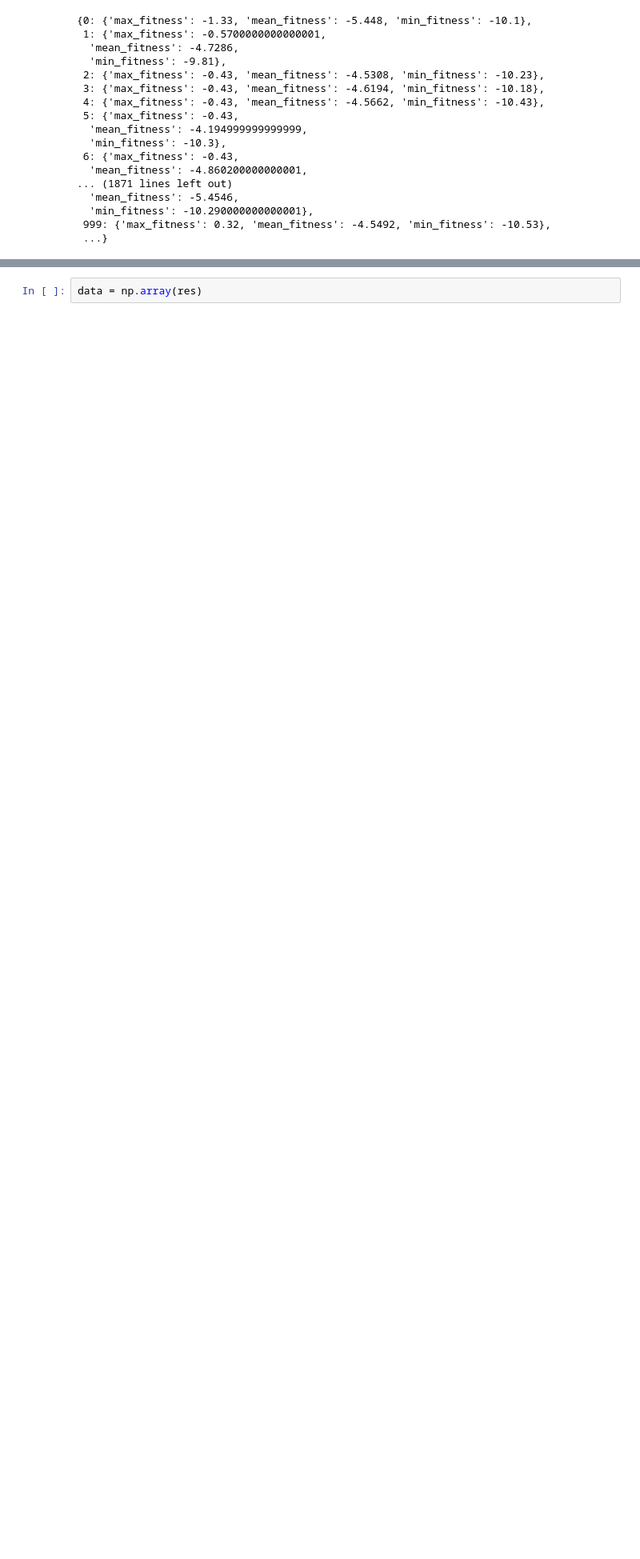
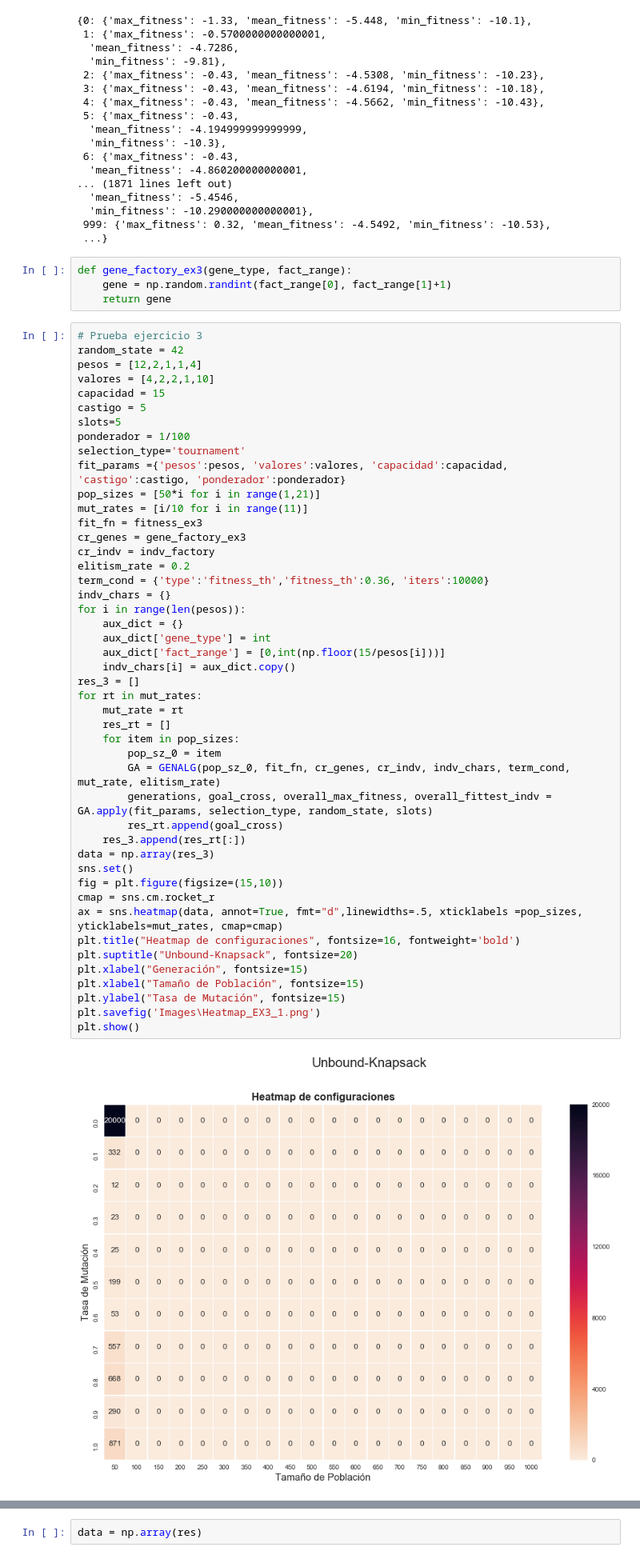
Before and after one commit to pbl0rd/Tareas_CC5114, a Jupyter notebook: Tarea_2/Tarea_2_RR-PG2_Desarrollo.ipynb, the cells around one changed output, grey strips where cells are left out. Shown at 80% size. Cells and saved outputs as stored; diff of their text form; blank space fills up the shorter version.

```diff
--- a/Tarea_2/Tarea_2_RR-PG2_Desarrollo.ipynb
+++ b/Tarea_2/Tarea_2_RR-PG2_Desarrollo.ipynb
@@ -906,6 +929,58 @@ generations
   'min_fitness': -10.290000000000001},
  999: {'max_fitness': 0.32, 'mean_fitness': -4.5492, 'min_fitness': -10.53},
  ...}
+# %%
+def gene_factory_ex3(gene_type, fact_range):
+    gene = np.random.randint(fact_range[0], fact_range[1]+1)
+    return gene
+# %%
+# Prueba ejercicio 3
+random_state = 42
+pesos = [12,2,1,1,4]
+valores = [4,2,2,1,10]
+capacidad = 15
+castigo = 5
+slots=5
+ponderador = 1/100
+selection_type='tournament'
+fit_params ={'pesos':pesos, 'valores':valores, 'capacidad':capacidad, 'castigo':castigo, 'ponderador':ponderador}
+pop_sizes = [50*i for i in range(1,21)]
+mut_rates = [i/10 for i in range(11)]
+fit_fn = fitness_ex3
+cr_genes = gene_factory_ex3
+cr_indv = indv_factory
+elitism_rate = 0.2
+term_cond = {'type':'fitness_th','fitness_th':0.36, 'iters':10000}
+indv_chars = {}
+for i in range(len(pesos)):
+    aux_dict = {}
+    aux_dict['gene_type'] = int
+    aux_dict['fact_range'] = [0,int(np.floor(15/pesos[i]))]
+    indv_chars[i] = aux_dict.copy()
+res_3 = []
+for rt in mut_rates:
+    mut_rate = rt
+    res_rt = []
+    for item in pop_sizes:
+        pop_sz_0 = item
+        GA = GENALG(pop_sz_0, fit_fn, cr_genes, cr_indv, indv_chars, term_cond, mut_rate, elitism_rate)
+        generations, goal_cross, overall_max_fitness, overall_fittest_indv = GA.apply(fit_params, selection_type, random_state, slots)
+        res_rt.append(goal_cross)
+    res_3.append(res_rt[:])
+data = np.array(res_3)
+sns.set()
+fig = plt.figure(figsize=(15,10))
+cmap = sns.cm.rocket_r
+ax = sns.heatmap(data, annot=True, fmt="d",linewidths=.5, xticklabels =pop_sizes, yticklabels=mut_rates, cmap=cmap)
+plt.title("Heatmap de configuraciones", fontsize=16, fontweight='bold')
+plt.suptitle("Unbound-Knapsack", fontsize=20)
+plt.xlabel("Generación", fontsize=15)
+plt.xlabel("Tamaño de Población", fontsize=15)
+plt.ylabel("Tasa de Mutación", fontsize=15)
+plt.savefig('Images\Heatmap_EX3_1.png')
+plt.show()
+# %% [output]
+[figure, added]
 # %%
 # Prueba ejercicio 3
 pesos = [12,2,1,1,4]
```
Also changed, not shown: parts of 2 cells of this notebook, 2 other files.
